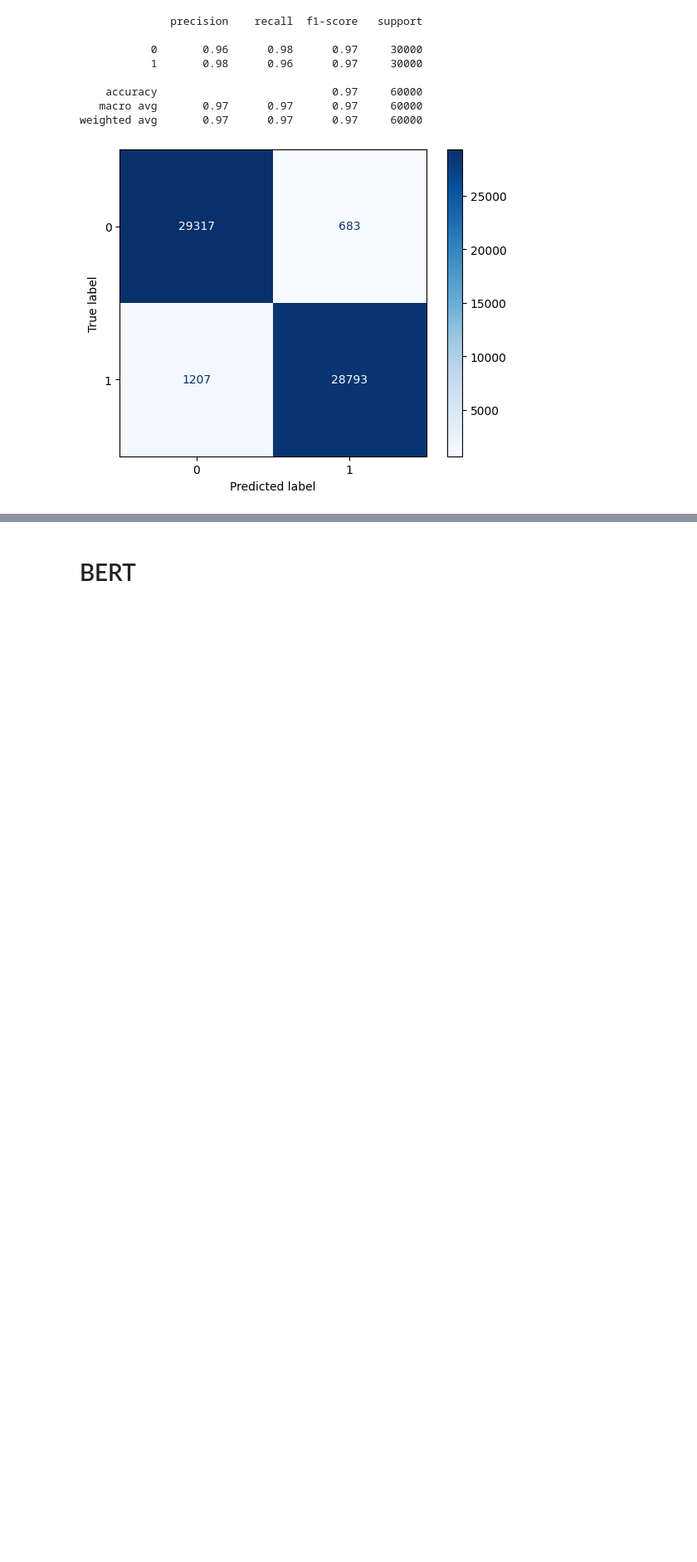
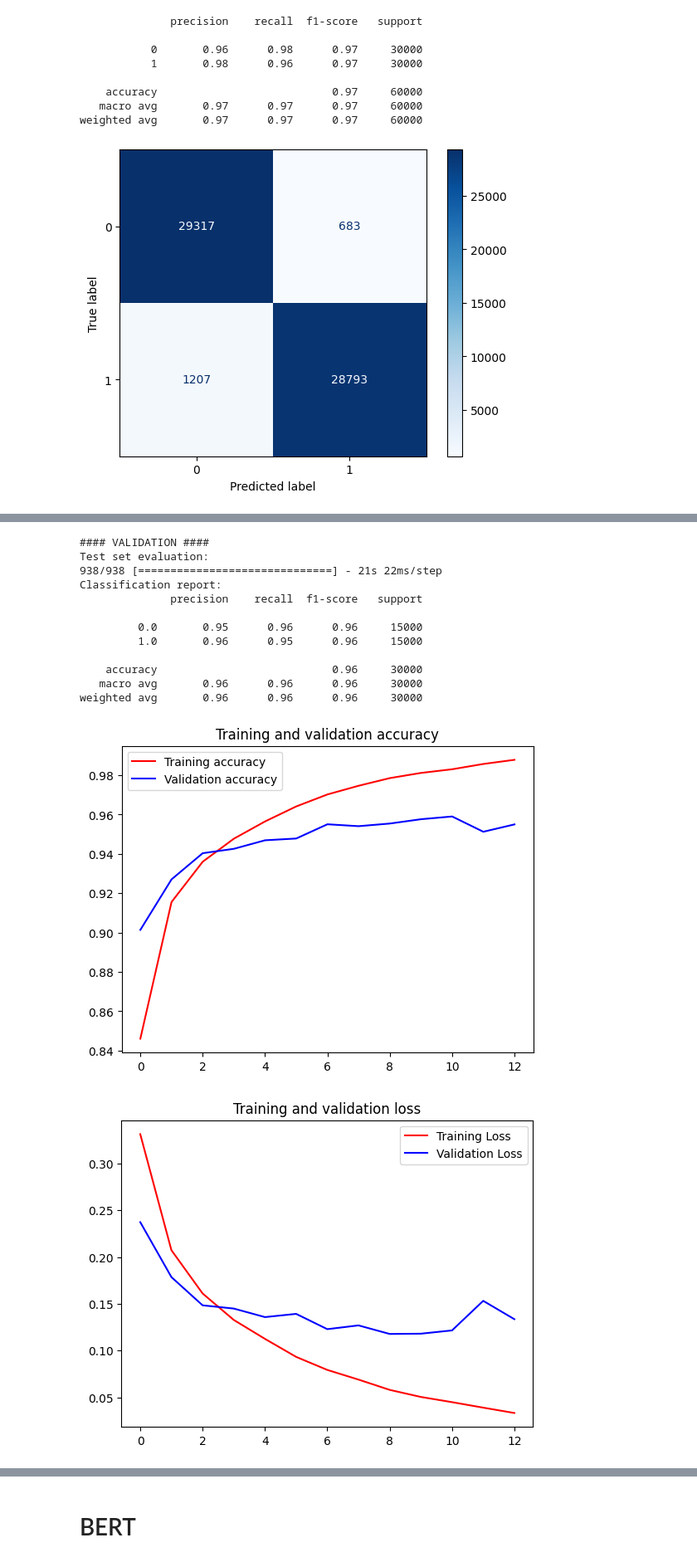
Before and after one commit to mariafain/masters-thesis, a Jupyter notebook: playground.ipynb, the cells around one changed output, grey strips where cells are left out. Shown at 83% size. Cells and saved outputs as stored; diff of their text form; code cells hidden in the pictures; blank space fills up the shorter version.

```diff
--- a/playground.ipynb
+++ b/playground.ipynb
@@ -471,0 +535,4 @@ plt.show()
+# %%
+(sequences_train, sequences_valid, sequences_test), tokenizer = bilstm.get_tokenized_sequences(x_train, x_valid, x_test)
+x_train, x_valid, x_test = bilstm.pad_all_sequences(sequences_train, sequences_valid, sequences_test, MAX_SEQ_LEN)
+vocab_size = len(tokenizer.index_word) + 1
@@ -471,0 +546,15 @@ plt.show()
+# %%
+model_name = 'bilstm_latest.keras'
+params_dict = {'dropout': 0.3,
+                'rec_dropout': 0.3,
+                'learning_rate': 0.002,
+                'patience': 4,
+                'units': 128,
+                'batch': 256,
+                'epochs': 15}
+# %%
+bilstm_model = bilstm.Bilstm(params_dict)
+bilstm_model.build_model(vocab_size=vocab_size,
+                    input_len=x_train.shape[1],
+                    embedding_dim=embedding_dim,
+                    embedding_matrix=embedding_matrix)
@@ -471,0 +578,2 @@ plt.show()
+# %%
+bilstm_model.fit_model(x_train, y_train, x_valid, y_valid)
@@ -471,0 +598,17 @@ plt.show()
+# %%
+validate_model(bilstm_model, x_test, y_test)
+# %% [output]
+#### VALIDATION ####
+Test set evaluation:
+938/938 [==============================] - 21s 22ms/step
+Classification report:
+              precision    recall  f1-score   support
+
+         0.0       0.95      0.96      0.96     15000
+         1.0       0.96      0.95      0.96     15000
+
+    accuracy                           0.96     30000
+   macro avg       0.96      0.96      0.96     30000
+weighted avg       0.96      0.96      0.96     30000
+[figure, added]
+[figure, added]
```
Also changed, not shown: parts of 45 cells of this notebook, 8 other files.
